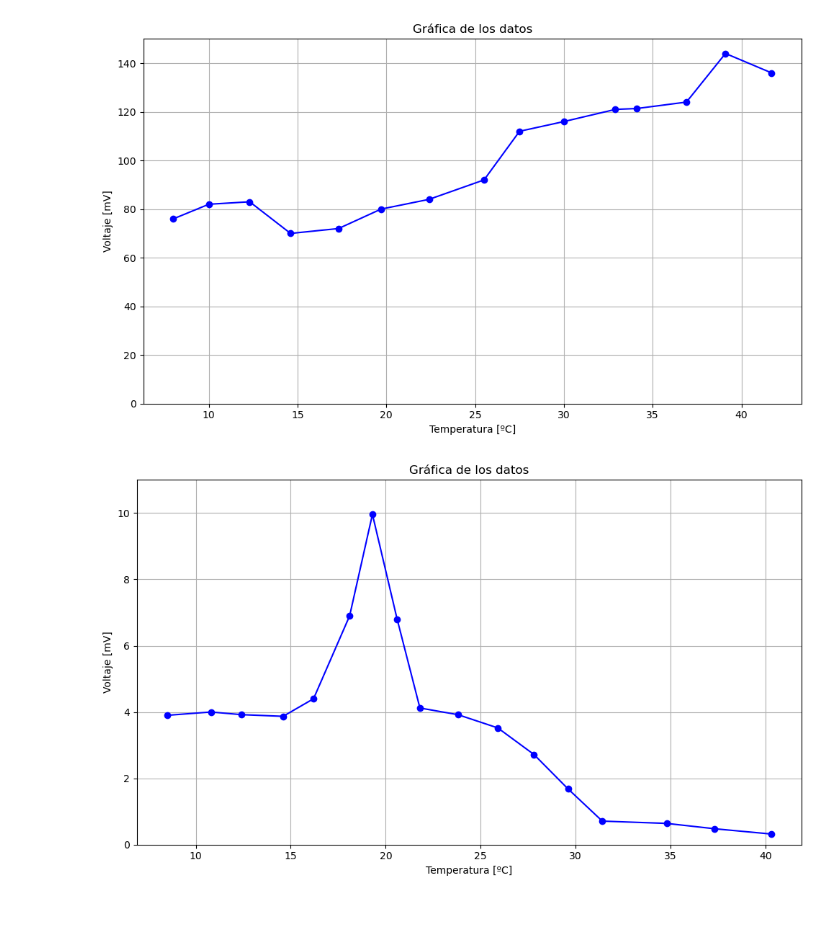
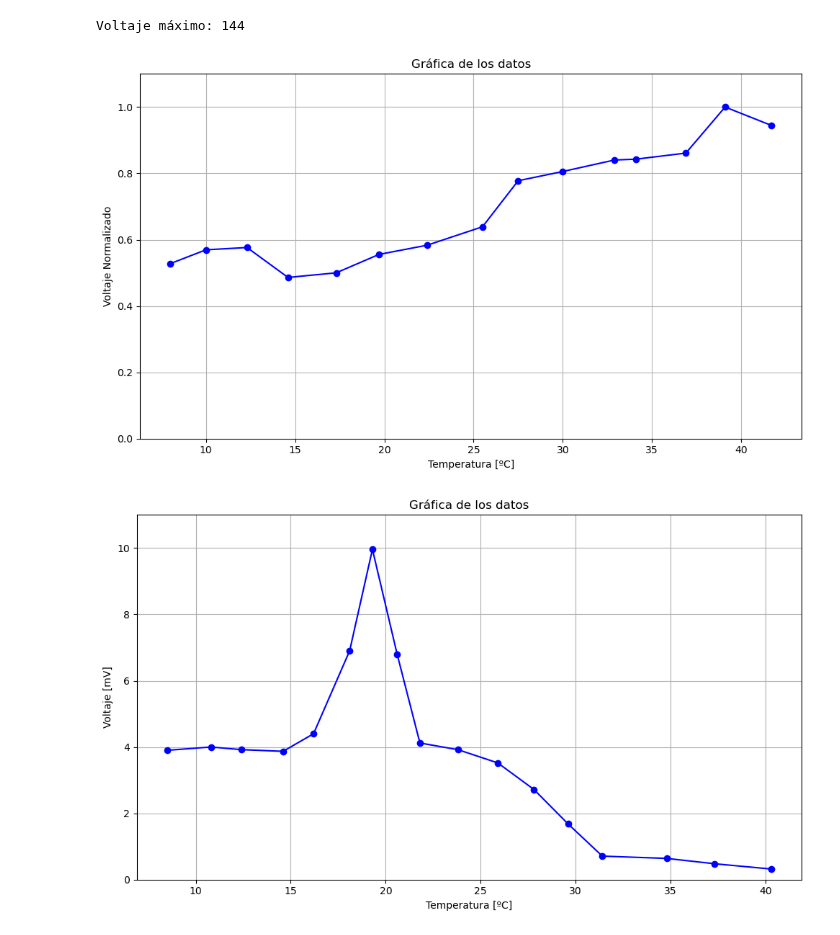
Before and after one commit to DANIABLO-cyber/TDS, a Jupyter notebook: TDS/P3/P_MCO.ipynb, the cells around one changed output. Drawn from its saved outputs; the diff is of its cells as text; code cells hidden in the pictures.

```diff
--- a/TDS/P3/test1.ipynb
+++ b/TDS/P3/P_MCO.ipynb
@@ -1,24 +1,29 @@
 # %%
+
 import matplotlib.pyplot as plt
 
 # Dato
-
-
 x = [8, 10, 12.3, 14.6, 17.3, 19.7, 22.4, 25.5, 27.5, 30, 32.9, 34.1, 36.9, 39.1, 41.7]
 y = [76, 82, 83, 70, 72, 80, 84, 92, 112, 116, 121, 121.36, 124, 144, 136]
 
+# Normalizar los datos de voltaje
+y_max = max(y)
+print(f"Voltaje máximo: {y_max}")
+y_normalized = [value / y_max for value in y]
+
 # Crear la gráfica
 plt.figure(figsize=(10, 6))
-plt.plot(x, y, marker="o", linestyle="-", color="blue")
+plt.plot(x, y_normalized, marker="o", linestyle="-", color="blue")
 plt.title("Gráfica de los datos")
 plt.xlabel("Temperatura [ºC]")
-plt.ylabel("Voltaje [mV]")
-plt.ylim(0, 150)
+plt.ylabel("Voltaje Normalizado")
+plt.ylim(0, 1.1)  # Ajustar el límite del eje Y para datos normalizados
 plt.grid(True)
 plt.tight_layout()
 plt.show()
 # %% [output]
+Voltaje máximo: 144
-[figure, old version]
+[figure, new version]
 # %%
 import matplotlib.pyplot as plt
 
```
Also changed, not shown: parts of 1 cell of this notebook, 2 other files.
